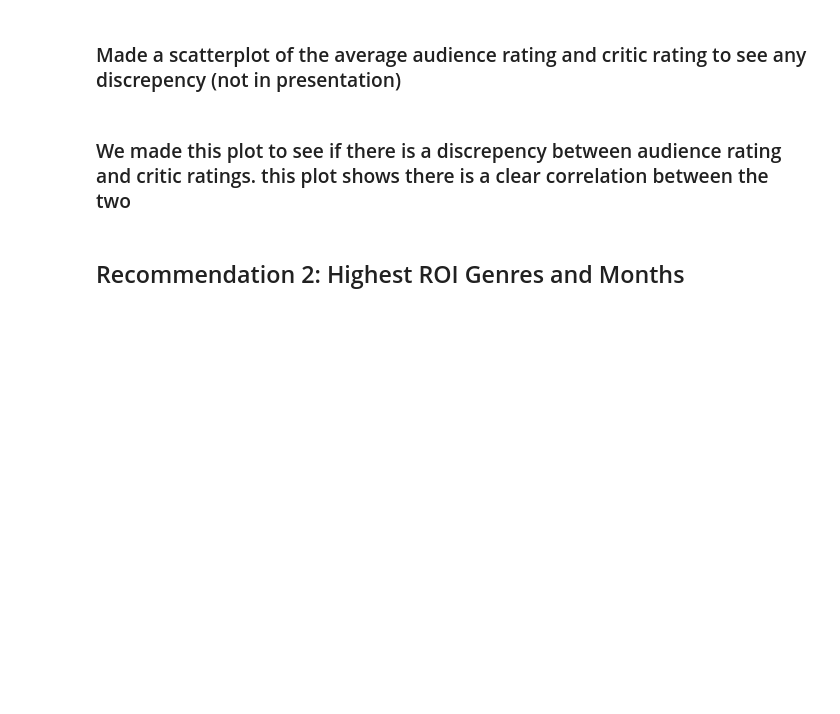
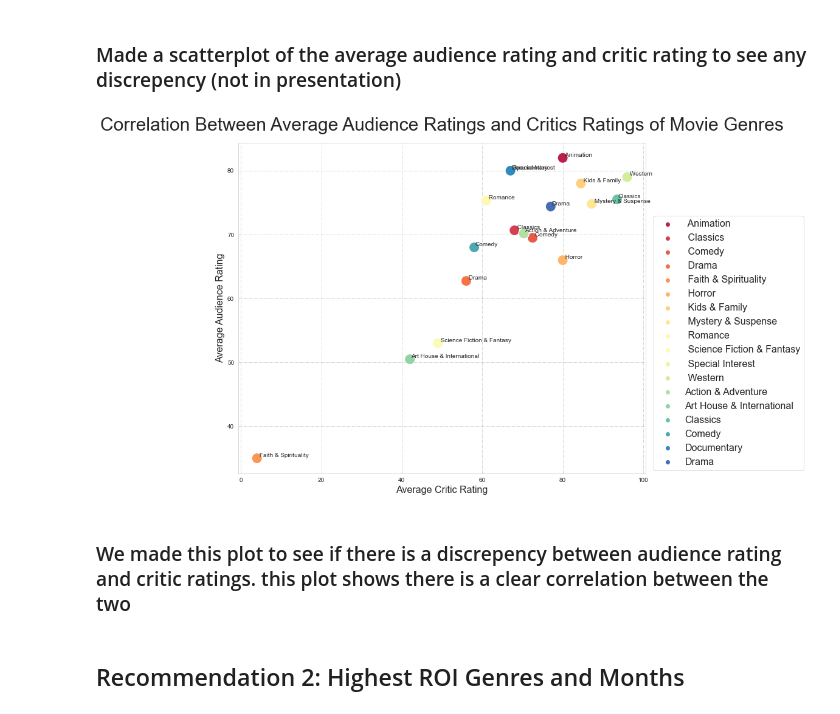
Before and after one commit to LaibahAshfaq/Microsoft-Movie-Analysis-Project, a Jupyter notebook: Final_Notebook.ipynb, the cells around one changed output. Saved outputs shown, nothing was run; the diff lists cells and outputs as text; code cells hidden in the pictures; blank space fills up the shorter version.

```diff
--- a/Final_Notebook.ipynb
+++ b/Final_Notebook.ipynb
@@ -403,26 +448,30 @@ rt_explode = rt_explode.head(50)
 # %%
 fix, ax = plt.subplots(1,1, figsize=(12,10))
 chart = sns.scatterplot(rt_explode.groupby('genre_names')['tomatometer_rating'].mean().values,
                 rt_explode.groupby('genre_names')['audience_rating'].mean().values,
                 hue = rt_explode.groupby('genre_names')['audience_rating'].mean().index,
                 s=300,
                 palette = "Spectral")
 chart.set_title('Correlation Between Average Audience Ratings and Critics Ratings of Movie Genres', fontsize= 30, pad=20)
 
 #Create axis labels
 plt.xlabel('Average Critic Rating', fontsize=16);
 plt.ylabel('Average Audience Rating', fontsize=16);
 
 #move the legend to the lower right side
 plt.legend(bbox_to_anchor=(1.02, 0.78), loc='upper left', borderaxespad=0, fontsize = 16)
 sns.set_style("whitegrid", {'grid.linestyle': '-.'})
-#for i in range(rt_explode.groupby('genre_names')['tomatometer_rating'].mean().size):
-    #plt.text(x=rt_explode.groupby('genre_names')['tomatometer_rating'].mean()[i]+0.2,
-            #y=rt_explode.groupby('genre_names')['audience_rating'].mean()[i]+0.2,
-             #s=rt_explode.groupby('genre_names')['tomatometer_rating'].mean().index[i])
+
+#added labels to the points on the graph
+for i in range(rt_explode.groupby('genre_names')['tomatometer_rating'].mean().size):
+    plt.text(x=rt_explode.groupby('genre_names')['tomatometer_rating'].mean()[i]+0.2,
+            y=rt_explode.groupby('genre_names')['audience_rating'].mean()[i]+0.2,
+             s=rt_explode.groupby('genre_names')['tomatometer_rating'].mean().index[i])
 
 #save figure as jpg
 plt.savefig("output.jpg", bbox_inches='tight')
+# %% [output]
+[figure, added]
 # %% [markdown]
 ### We made this plot to see if there is a discrepency between audience rating and critic ratings. this plot shows there is a clear correlation between the two
 # %% [markdown]
```
Also changed, not shown: parts of 24 cells of this notebook, 7 other files.
